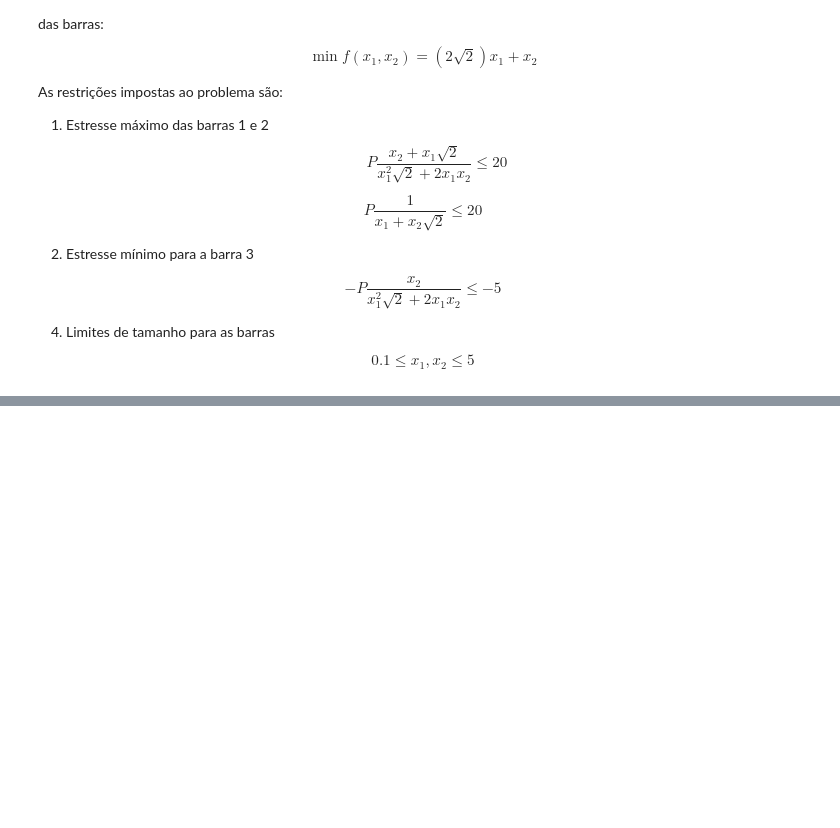
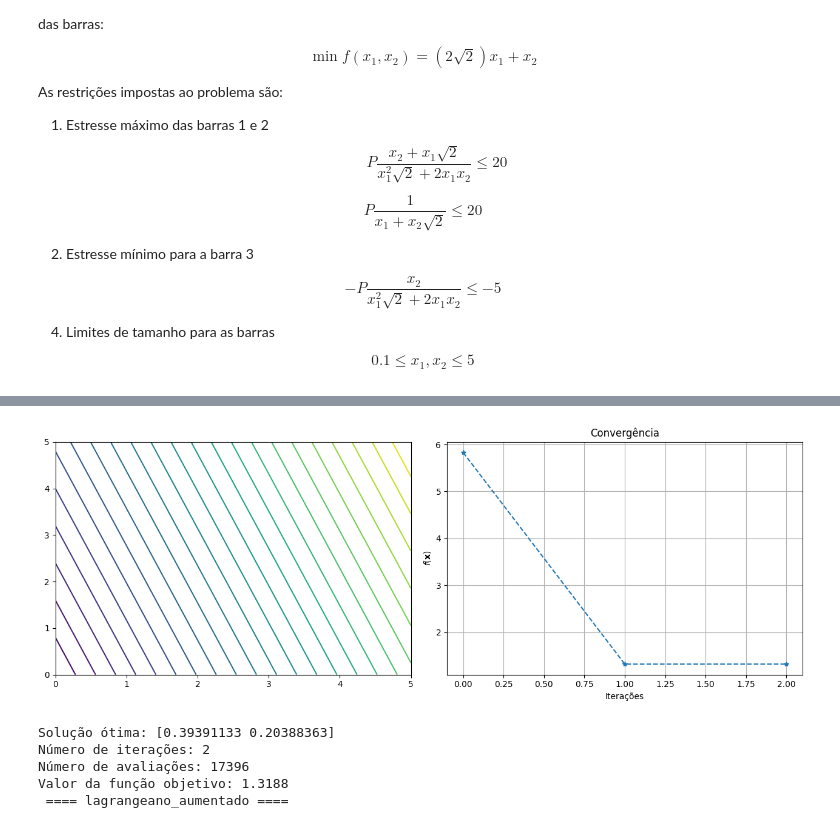
Before and after one commit to JosoeSantos/nlo-final-assignment, a Jupyter notebook: questao_1.ipynb, the cells around one changed output, grey strips where cells are left out. Saved outputs shown, nothing was run; the diff lists cells and outputs as text; code cells hidden in the pictures; blank space fills up the shorter version.

```diff
--- a/questao_1.ipynb
+++ b/questao_1.ipynb
@@ -30,11 +30,14 @@ $$
 0.1 \leq x_1, x_2 \leq 5
 $$
 # %%
-
 import numpy as np
 import math
 
-from otimo import *
+import otimo
+
+def print_solution(sol: otimo.Solution):
+    print(f"Resultado: x = {sol.x}, f(x) = {sol.fx}, iterações = {sol.iter}, aval = {sol.aval}")
+    print(f"critério de parada {sol.criterio_parada}")
 
 """ Constants """
 
@@ -49,11 +52,14 @@ x2_range = (0.1, 5)
 
 """ Objective Function """
 
+
 def objective(x):
     x1, x2 = x
     return (2 * math.sqrt(2)) * x1 + x2
 
+
 """ Constraint Functions """
+
 
 def g_1(x):
     x1, x2 = x
@@ -62,18 +68,20 @@ def g_1(x):
 
     # Handle potential division by zero
     if denominator == 0:
-        return float('inf')
+        return float("inf")
 
     return P * (numerator / denominator) - 20
+
 
 def g_2(x):
     x1, x2 = x
     denominator = x1 + x2 * sqrt_2
 
     if denominator == 0:
-        return float('inf')
+        return float("inf")
 
     return P / denominator - 20
+
 
 def g_3(x):
     x1, x2 = x
@@ -81,28 +89,52 @@ def g_3(x):
     denominator = (x1**2 * sqrt_2) + (2 * x1 * x2)
 
     if denominator == 0:
-        return float('inf')
+        return float("inf")
 
-    return numerator / denominator + 5
+    return (numerator / denominator) + 5
 
-def range(x):
-    x1, x2 = x
-    return max(0.0001, x1_range[0] - x1, x1 - x1_range[1], x2_range[0] - x2, x2 - x2_range[1])
 
 restrictions = [g_1, g_2, g_3]
-tipos_de_restricoes = ['<', '<', '<']
-x0 = np.array([1.0, 1.0])  # Initial guess
-busca_1d = SecaoAurea(precisao=1e-6)
-irrestrito = Gradiente(busca_1d, precisao=1e-6)
+tipos_de_restricoes = ["<", "<", "<"]
+x0 = np.array([1.0, 3.0])  # Initial guess
 
-medodos = {
-    'penalidade_interior': PenalidadeInterior(),
-    'penalidade_exterior': PenalidadeExterior(),
-    'lagrangeano_aumentado': LagrangeanoAumentado(),
+print("P0 é factivel?")
+print([res(x0) for res in restrictions])
+
+busca_1d = otimo.SecaoAurea(precisao=1e-6)
+irrestrito = otimo.Gradiente(busca_1d, precisao=1e-6, diferenca="regressiva")
+
+metodos = {
+    "penalidade_exterior": otimo.PenalidadeExterior(),
+    "lagrangeano_aumentado": otimo.LagrangeanoAumentado(),
 }
 
-for nome, metodo in medodos.items():
-    print(f"\nMétodo: {nome}")
-    resultado = metodo.resolva(objective, x0,  restrictions, tipos_de_restricoes, irrestrito)
-    print(f"Resultado: x = {resultado.x}, f(x) = {resultado.fx}, iterações = {resultado.iter}")
+
+for nome, metodo in metodos.items():
+    print(f" ==== {nome} ==== ")
+    resultado = metodo.resolva(objective, x0,  restrictions, tipos_de_restricoes, irrestrito, disp=False)
+    resultado.resultados(objective, [0, 5], [0,5], 30)
+    print(resultado)
+
+print(" ==== Penalidade interior ====")
+
+x0 = np.array([0.5, 1])
+
+busca_1d = otimo.SecaoAurea(precisao=1e-6, aceleracao=1.1)
+irrestrito = otimo.Gradiente(busca_1d, precisao=1e-6)
+
+solution = otimo.PenalidadeInterior().resolva(
+    objective,
+    x0,
+    restrictions,
+    tipos_de_restricoes,
+    irrestrito,
+    penalidade=1,
+    desaceleracao=0.9,
+    disp=False
+)
+
+solution.resultados(objective, [0, 5], [0,5], 30)
+
+print(solution)
 # %% [output]
@@ -116,0 +144,6 @@ Resultado: x = [0.31925666 0.58436712], f(x) = 1.488017387411816, iterações =
+[figure, added]
+Solução ótima: [0.39391133 0.20388363]
+Número de iterações: 2
+Número de avaliações: 17396
+Valor da função objetivo: 1.3188
+ ==== lagrangeano_aumentado ====
```
Also changed, not shown: parts of 2 cells of this notebook.
